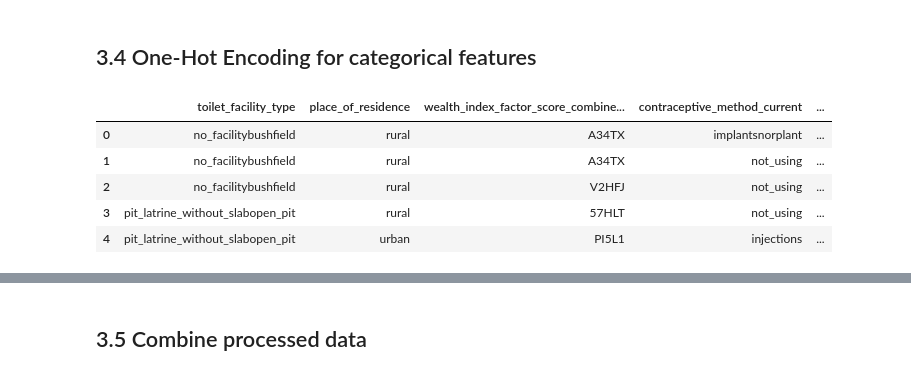
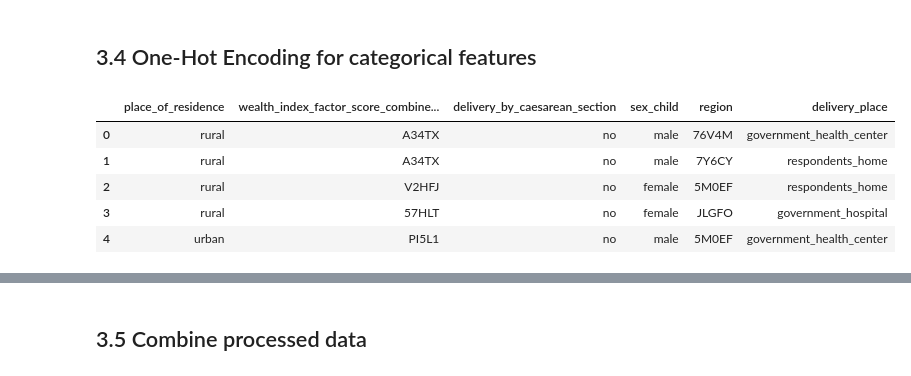
Before and after one commit to kofiya-technologies/mintilo-ai, a Jupyter notebook: mintilo_ai/train_model.ipynb, the cells around one changed output, grey strips where cells are left out. Drawn from its saved outputs; the diff is of its cells as text; code cells hidden in the pictures.

```diff
--- a/mintilo_ai/train_model.ipynb
+++ b/mintilo_ai/train_model.ipynb
@@ -110,5 +110,7 @@ X = df.drop(['HasChildDiedU5',
 y = df[['HasChildDiedU5']]
 # %%
 # Check data
-X.head()
+skip_vars_display = ['toilet_facility_type', 'contraceptive_method_current', 'water_source_drinking']
+
+X.pipe(lambda x: x.drop(columns=skip_vars_display)).head()
 # %% [output]
@@ -427,14 +429,14 @@ with open(filepath_scaler, 'wb') as pkl:
 ## 3.4 One-Hot Encoding for categorical features
 # %%
 # Check data before Encoding!
-X_train_cat_imputed.head()
+X_train_cat_imputed.pipe(lambda x: x.drop(columns=skip_vars_display)).head()
 # %% [output]
-|  | toilet_facility_type | place_of_residence | wealth_index_factor_score_combine... | contraceptive_method_current | ... |
-| 0 | no_facilitybushfield | rural | A34TX | implantsnorplant | ... |
-| 1 | no_facilitybushfield | rural | A34TX | not_using | ... |
-| 2 | no_facilitybushfield | rural | V2HFJ | not_using | ... |
-| 3 | pit_latrine_without_slabopen_pit | rural | 57HLT | not_using | ... |
-| 4 | pit_latrine_without_slabopen_pit | urban | PI5L1 | injections | ... |
+|  | place_of_residence | wealth_index_factor_score_combine... | delivery_by_caesarean_section | sex_child | region | delivery_place |
+| 0 | rural | A34TX | no | male | 76V4M | government_health_center |
+| 1 | rural | A34TX | no | male | 7Y6CY | respondents_home |
+| 2 | rural | V2HFJ | no | female | 5M0EF | respondents_home |
+| 3 | rural | 57HLT | no | female | JLGFO | government_hospital |
+| 4 | urban | PI5L1 | no | male | 5M0EF | government_health_center |
 # %%
 # Import library
 from sklearn.preprocessing import OneHotEncoder
```
Also changed, not shown: parts of 6 cells of this notebook.
